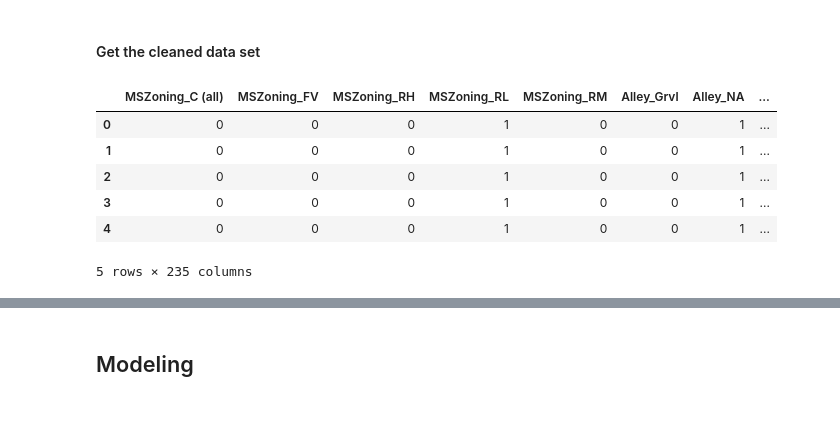
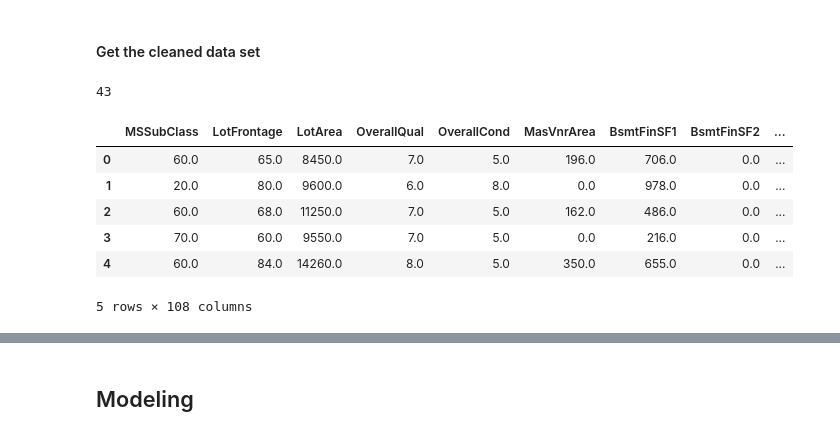
Before and after one commit to byrontang/project-house-price-prediction, a Jupyter notebook: models.ipynb, the cells around one changed output, grey strips where cells are left out. Saved outputs shown, nothing was run; the diff lists cells and outputs as text; code cells hidden in the pictures.

```diff
--- a/models.ipynb
+++ b/models.ipynb
@@ -200,7 +270,7 @@ df_nonNumeric_desc[nonNumeric_cols_select]
 #### Get the cleaned data set
 # %%
 # write function for it
-def data_cleaning(data_frame, cols_to_drop, target_col):
+def house_price_data_cleaning(data_frame, cols_to_drop, target_col=[]):
     """
     The function will take parameters of the data frame, columns to drop, and the target columns
     to incorporate all the data cleaning actions identified through data exploration
@@ -210,18 +280,29 @@ def data_cleaning(data_frame, cols_to_drop, target_col):
     data_frame['AgeBuilding'] = 2012 - data_frame['YearBuilt']
     data_frame['AgeRemodel'] = 2012 - data_frame['YearRemodAdd']
 
+    # Remove categories not exist in test.csv
+    df_filtered = data_frame[(data_frame['HouseStyle'] != '2.5Fin') &
+                             (data_frame['Exterior1st'] != 'Stone') &
+                             (data_frame['Exterior1st'] != 'ImStucc') &
+                             (data_frame['Exterior2nd'] != 'Other')]
+
     # Drop numeric columns
-    df_dropped = data_frame.drop(drop_col.append(target_col), axis=1)
+    df_dropped = df_filtered.drop(cols_to_drop + target_col, axis=1)
+
+
 
     # Fill NA for numeric columns
-    df_numeric = df_dropped.select_dtype(include=['int64', 'float64']).apply(lambda x: x.fillna(x.mean()), axis=1)
+    df_numeric = df_dropped.select_dtypes(include=['int64', 'float64']).apply(lambda x: x.fillna(x.mean()), axis=1)
 
-    df_nonNumeric = df_dropped.select_dtype(include=['object'])
+    df_nonNumeric = df_dropped.select_dtypes(include=['object'])
     X = pd.concat([df_numeric, pd.get_dummies(df_nonNumeric)], axis=1)
-    y = data_frame[target_col]
+    y = df_filtered[target_col]
 
     return X, y
 # %%
-#cols_to_drop = ['Id', 'YearBuilt', 'YearRemodAdd', 'GarageYrBlt',
-#                'TotalBsmtSF', 'TotRmsAbvGrd', 'MoSold', 'YrSold']
-df_nonNumeric_desc[!nonNumeric_cols_select]
+drop_cols = ['Id', 'YearBuilt', 'YearRemodAdd', 'GarageYrBlt',
+             'TotalBsmtSF', 'TotRmsAbvGrd', 'MoSold', 'YrSold'
+            ] + list(df_nonNumeric_desc[~nonNumeric_cols_select].index)
+len(drop_cols)
+# %% [output]
+43
@@ -239,13 +309,11 @@ df_numeric_clean = df_numeric.drop(drop_col, axis = 1)
-# %%
-df_nonNumeric_clean = df_nonNumeric.copy()[sig_nonNumeric_cols]
-for col in df_nonNumeric_categorical.columns:
-    df_nonNumeric_clean[col] = df_nonNumeric_clean[col].fillna('NA')
-df_nonNumeric_clean.info()
-# %% [output]
-|  | MSZoning_C (all) | MSZoning_FV | MSZoning_RH | MSZoning_RL | MSZoning_RM | Alley_Grvl | Alley_NA | ... |
-| 0 | 0 | 0 | 0 | 1 | 0 | 0 | 1 | ... |
-| 1 | 0 | 0 | 0 | 1 | 0 | 0 | 1 | ... |
-| 2 | 0 | 0 | 0 | 1 | 0 | 0 | 1 | ... |
-| 3 | 0 | 0 | 0 | 1 | 0 | 0 | 1 | ... |
-| 4 | 0 | 0 | 0 | 1 | 0 | 0 | 1 | ... |
-5 rows × 235 columns
+# %%
+X, y = house_price_data_cleaning(df, drop_cols, ['SalePrice'])
+X.head()
+# %% [output]
+|  | MSSubClass | LotFrontage | LotArea | OverallQual | OverallCond | MasVnrArea | BsmtFinSF1 | BsmtFinSF2 | ... |
+| 0 | 60.0 | 65.0 | 8450.0 | 7.0 | 5.0 | 196.0 | 706.0 | 0.0 | ... |
+| 1 | 20.0 | 80.0 | 9600.0 | 6.0 | 8.0 | 0.0 | 978.0 | 0.0 | ... |
+| 2 | 60.0 | 68.0 | 11250.0 | 7.0 | 5.0 | 162.0 | 486.0 | 0.0 | ... |
+| 3 | 70.0 | 60.0 | 9550.0 | 7.0 | 5.0 | 0.0 | 216.0 | 0.0 | ... |
+| 4 | 60.0 | 84.0 | 14260.0 | 8.0 | 5.0 | 350.0 | 655.0 | 0.0 | ... |
+5 rows × 108 columns
```
Also changed, not shown: parts of 26 cells of this notebook, 1 other file.
